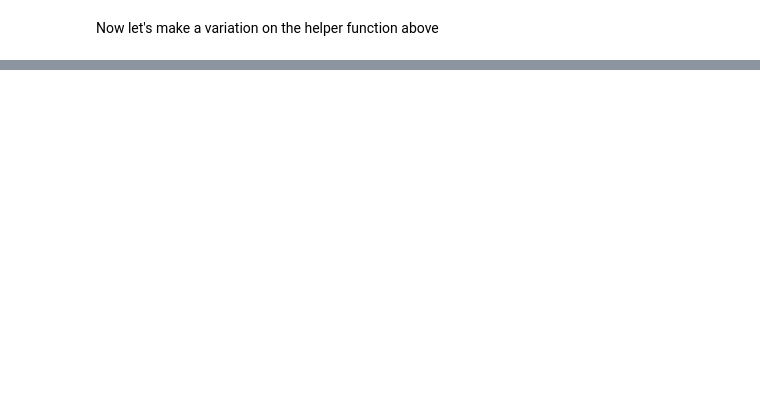
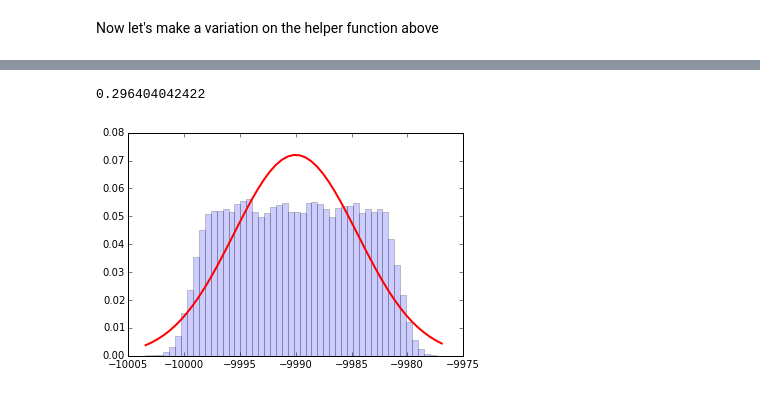
Before and after one commit to cranmer/intro-exp-phys-II, a Jupyter notebook: Central-Limit-Theorem.ipynb, the cells around one changed output, grey strips where cells are left out. Saved outputs shown, nothing was run; the diff lists cells and outputs as text; code cells hidden in the pictures; blank space fills up the shorter version.

```diff
--- a/Central-Limit-Theorem.ipynb
+++ b/Central-Limit-Theorem.ipynb
@@ -310,0 +338,5 @@ do_random_convolution(ok_distributions_list,32)
+# %%
+do_random_convolution(ok_distributions_list,16)
+# %% [output]
+0.296404042422
+[figure, added]
```
Also changed, not shown: parts of 17 cells of this notebook.
